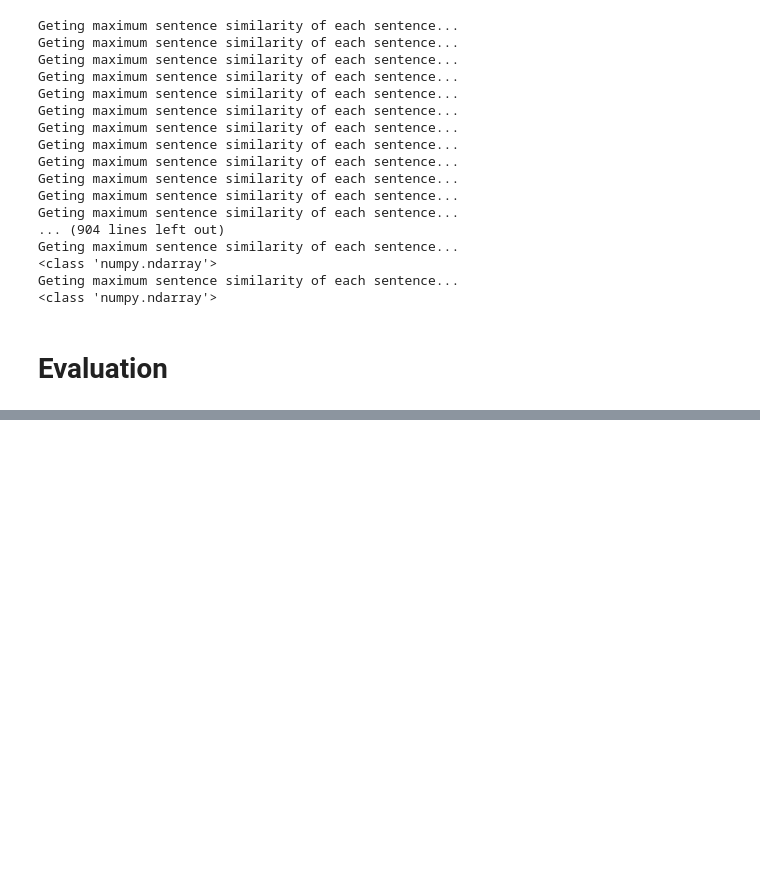
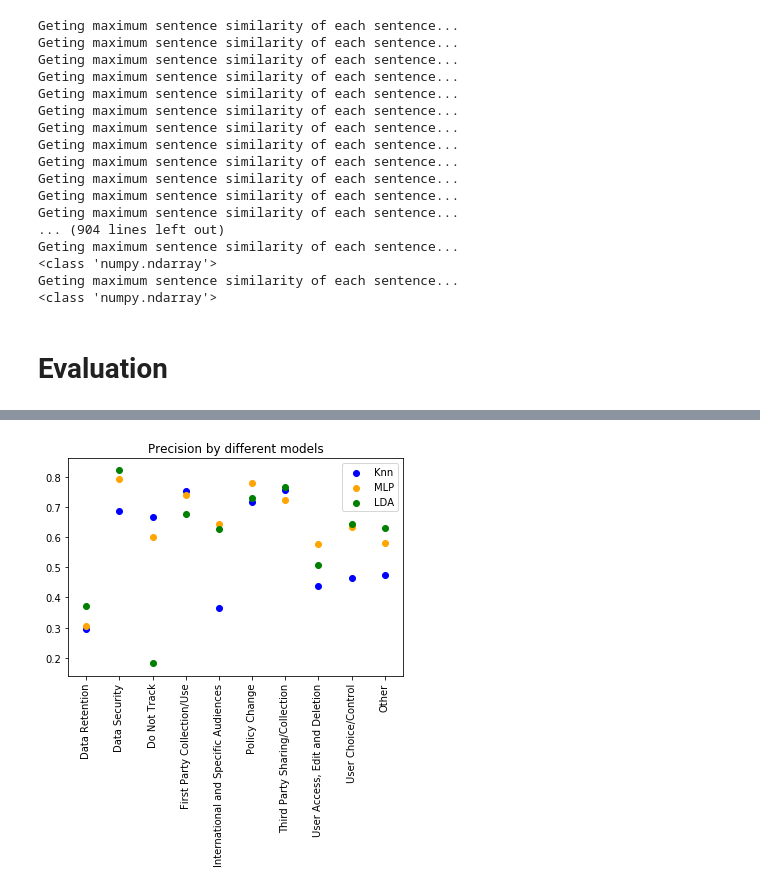
Before and after one commit to VaishnaviHire/cs6120_project, a Jupyter notebook: src/policy_summarization.ipynb, the cells around one changed output, grey strips where cells are left out. Drawn from its saved outputs; the diff is of its cells as text; code cells hidden in the pictures; blank space fills up the shorter version.

```diff
--- a/src/policy_summarization.ipynb
+++ b/src/policy_summarization.ipynb
@@ -439,12 +455,12 @@ Geting maximum sentence similarity of each sentence...
 # %%
 from sklearn.metrics import precision_recall_fscore_support as score
 
-predicted = y_se_predict
+predicted = y_knn_predict
 y_test =list(para_test_dict.values())
 
 
 
-precision, recall, fscore, support = score(y_test, predicted)
+precision_knn, recall_knn, fscore_knn, support_knn = score(y_test, predicted)
 
 print('precision: {}'.format(precision))
 print('recall: {}'.format(recall))
@@ -460,0 +479,14 @@ support: [ 50 185   6 875  68  76 429  80 151 422]
+# %%
+from sklearn.metrics import precision_recall_fscore_support as score
+
+predicted = y_mlp_predict
+y_test =list(para_test_dict.values())
+
+
+
+precision_mlp, recall_mlp, fscore_mlp, support_mlp = score(y_test, predicted)
+
+print('precision: {}'.format(precision))
+print('recall: {}'.format(recall))
+print('fscore: {}'.format(fscore))
+print('support: {}'.format(support))
@@ -460,0 +503,14 @@ support: [ 50 185   6 875  68  76 429  80 151 422]
+# %%
+from sklearn.metrics import precision_recall_fscore_support as score
+
+predicted = y_lda_predict
+y_test =list(para_test_dict.values())
+
+
+
+precision_lda, recall_lda, fscore_lda, support_lda = score(y_test, predicted)
+
+print('precision: {}'.format(precision))
+print('recall: {}'.format(recall))
+print('fscore: {}'.format(fscore))
+print('support: {}'.format(support))
@@ -460,0 +527,14 @@ support: [ 50 185   6 875  68  76 429  80 151 422]
+# %%
+plt.title("Precision by different models")
+plt.scatter(range(0,10), precision_knn, color='blue', label= 'Knn')
+plt.scatter(range(0,10), precision_mlp, color='orange', label = 'MLP' )
+plt.scatter(range(0,10), precision_lda, color='green', label="LDA")
+
+plt.xticks([0,1, 2,3,4,5,6,7,8,9],('Data Retention','Data Security', 'Do Not Track', 'First Party Collection/Use', 'International and Specific Audiences',
+            'Policy Change','Third Party Sharing/Collection','User Access, Edit and Deletion','User Choice/Control','Other'), rotation=90)
+
+plt.legend()
+
+plt.show()
+# %% [output]
+[figure, added]
```
Also changed, not shown: parts of 20 cells of this notebook, 3 other files.
